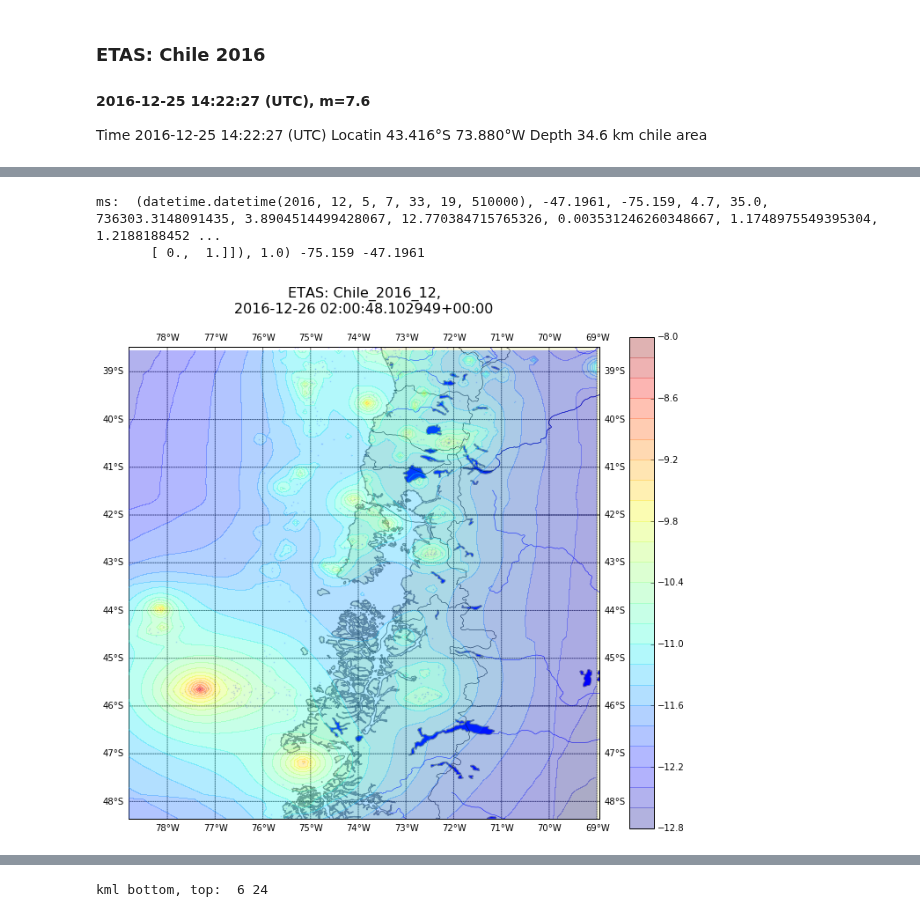
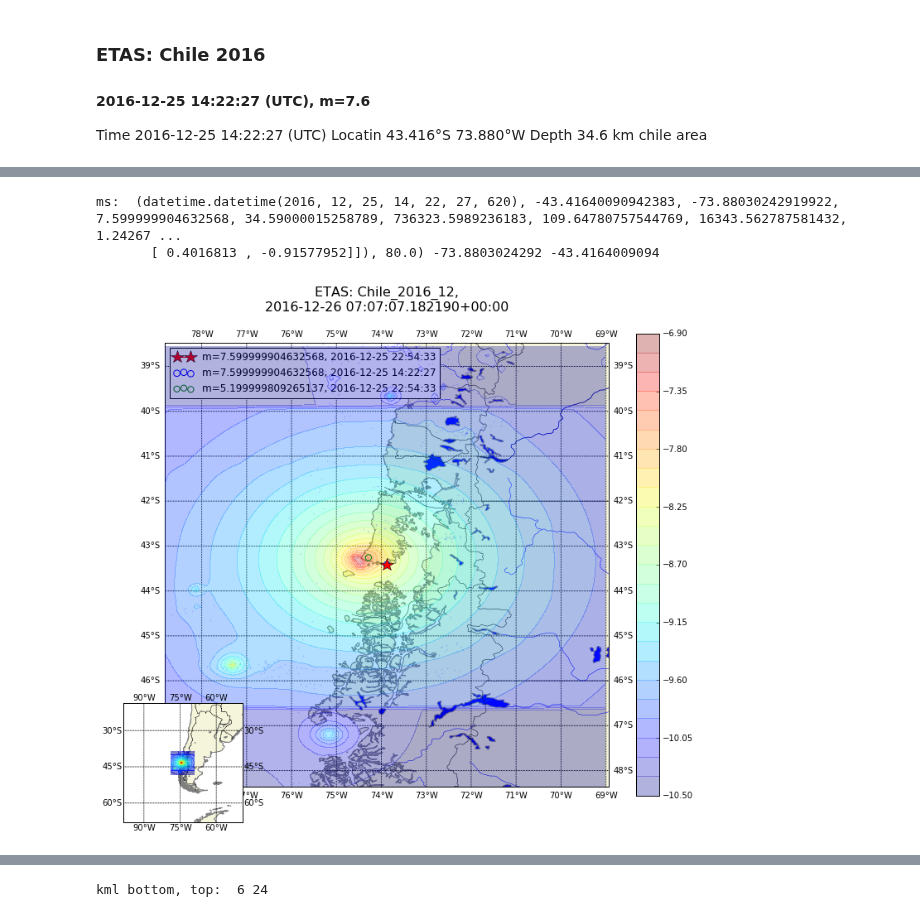
Before and after one commit to markyoder/globalETAS, a Jupyter notebook: ETAS_Chile_2016_12.ipynb, the cells around one changed output, grey strips where cells are left out. Cells and saved outputs as stored; diff of their text form; code cells hidden in the pictures.

```diff
--- a/ETAS_Chile_2016_12.ipynb
+++ b/ETAS_Chile_2016_12.ipynb
@@ -130,6 +154,8 @@ eq_prams = {'do_recarray': True, 'D_fract': 1.5,
 # %%
-#etas = gep.ETAS_mpp(n_cpu=2*mpp.cpu_count(), catalog=nz_cat, **eq_prams)
-etas = gep.ETAS_mpp(n_cpu=2*mpp.cpu_count(), catalog=None, **eq_prams)
+#
+etas = gep.ETAS_mpp(n_cpu=2*mpp.cpu_count(), catalog=etas_catalog, **eq_prams)
+#etas = gep.ETAS_mpp(n_cpu=2*mpp.cpu_count(), catalog=None, **eq_prams)
+print('catlen: ', len(etas.catalog), etas.cat_len)
 #
 # we've run this; we can reload it from pickle:
 #with open('data/etas_201610.pkl', 'rb') as fin:
@@ -189,43 +216,55 @@ for j,eq in enumerate(reversed(etas.catalog)):
     #
 #
 print('ms: ', mainshock, mainshock['lon'], mainshock['lat'])
 x,y = etas.cm(mainshock['lon'], mainshock['lat'])
 #
 #print('mm: ', max(etas.catalog['mag']))
 #
 # let's get everything m>6 in the last 6 months?
-m6s = [rw for rw in etas.catalog if rw['mag'] >= 5.5
-       and pytz.utc.localize(rw['event_date'].astype(dtm.datetime))>t_ms-dtm.timedelta(days=180)]
-
+m6s = [rw for rw in etas.catalog if rw['mag'] >= 5.0
+       and pytz.utc.localize(rw['event_date'].astype(dtm.datetime))>to_dt-dtm.timedelta(days=180)]
+#
 # plot mainshock:
 dt = mainshock['event_date'].astype(dtm.datetime)
 dt=t0
 dt_str = '{}-{}-{} {}:{}:{}'.format(dt.year, dt.month, dt.day, dt.hour, dt.minute, dt.second)
 #etas.cm.plot([x], [y], latlon=False, marker='*', color='r', ms=16, zorder=11,
 #                   label='m={}, {}'.format(mainshock['mag'], dt_str))
 #etas.cm.plot([lon0], [lat0], latlon=False, marker='*', color='r', ms=16, zorder=11,
 #                   label='m={}, *{}*'.format(m0, dt_str))
 #
 ax.set_title('ETAS: {},\n{}\n\n'.format(event_name, etas.t_now), size=16)
 for j,m6 in enumerate(m6s):
     clr = colors_[j%len(colors_)]
     #
     dt = m6['event_date'].astype(dtm.datetime)
     dt_str = '{}-{}-{} {}:{}:{}'.format(dt.year, dt.month, dt.day, dt.hour, dt.minute, dt.second)
     etas.cm.scatter(m6['lon'], m6['lat'], s=3*(m6['mag']+12.), edgecolors=clr,
                           c='none', marker='o', zorder=11, label='m={}, {}'.format(m6['mag'], dt_str))
     #
 #
-etas.cm.plot(*etas.cm(sacramento.longitude, sacramento.latitude), marker='*', ms=14, color='r', zorder=6, alpha=.4)
-etas.cm.plot(*etas.cm(sacramento.longitude, sacramento.latitude), marker='*', ms=16, color='k', zorder=5, alpha=.4)
-etas.cm.plot(*etas.cm(woodland.longitude, woodland.latitude), marker='o', ms=12, color='b', alpha=.4)
 #
 etas.cm.scatter(etas.catalog['lon'], etas.catalog['lat'], s=2., edgecolors='b', c='b', marker='.', zorder=6, alpha=.15)
-plt.gca().legend(loc=0)
+etas.cm.plot([x], [y], latlon=False, marker='*', color='r', ms=16, zorder=11,
+                   label='m={}, {}'.format(mainshock['mag'], dt_str))
+
+plt.gca().legend(loc='upper left')
+#
+# do an inset:
+ax_inset = fg.add_axes([.05, .08, .2, .2])
+d_lon_map = etas.cm.lonmax - etas.cm.lonmin
+d_lat_map = etas.cm.latmax - etas.cm.latmin
+d_ll_factor = 2.
+lons_inset = [etas.cm.lonmin-d_ll_factor*d_lon_map, etas.cm.lonmax+d_ll_factor*d_lon_map]
+lats_inset = [etas.cm.latmin-d_ll_factor*d_lat_map, etas.cm.latmax+d_ll_factor*d_lat_map]
+#
+cm_fc = etas.make_etas_contour_map(ax=ax_inset, fig_size=(10,8), n_contours=25, lons_map=lons_inset,
+                                    lats_map=lats_inset, lon_interval=15, lat_interval=15, do_colorbar=False,
+                                    do_states=False, do_rivers=False, lake_color=None)
 # %% [output]
-ms:  (datetime.datetime(2016, 12, 5, 7, 33, 19, 510000), -47.1961, -75.159, 4.7, 35.0, 736303.3148091435, 3.8904514499428067, 12.770384715765326, 0.003531246260348667, 1.1748975549395304, 1.2188188452 ...
-       [ 0.,  1.]]), 1.0) -75.159 -47.1961
+ms:  (datetime.datetime(2016, 12, 25, 14, 22, 27, 620), -43.41640090942383, -73.88030242919922, 7.599999904632568, 34.59000015258789, 736323.5989236183, 109.64780757544769, 16343.562787581432, 1.24267 ...
+       [ 0.4016813 , -0.91577952]]), 80.0) -73.8803024292 -43.4164009094
-[figure, old version]
+[figure, new version]
 # %%
 plt.figure(figsize=(10,6))
 plt.clf()
```
Also changed, not shown: parts of 10 cells of this notebook, 1 other file.
